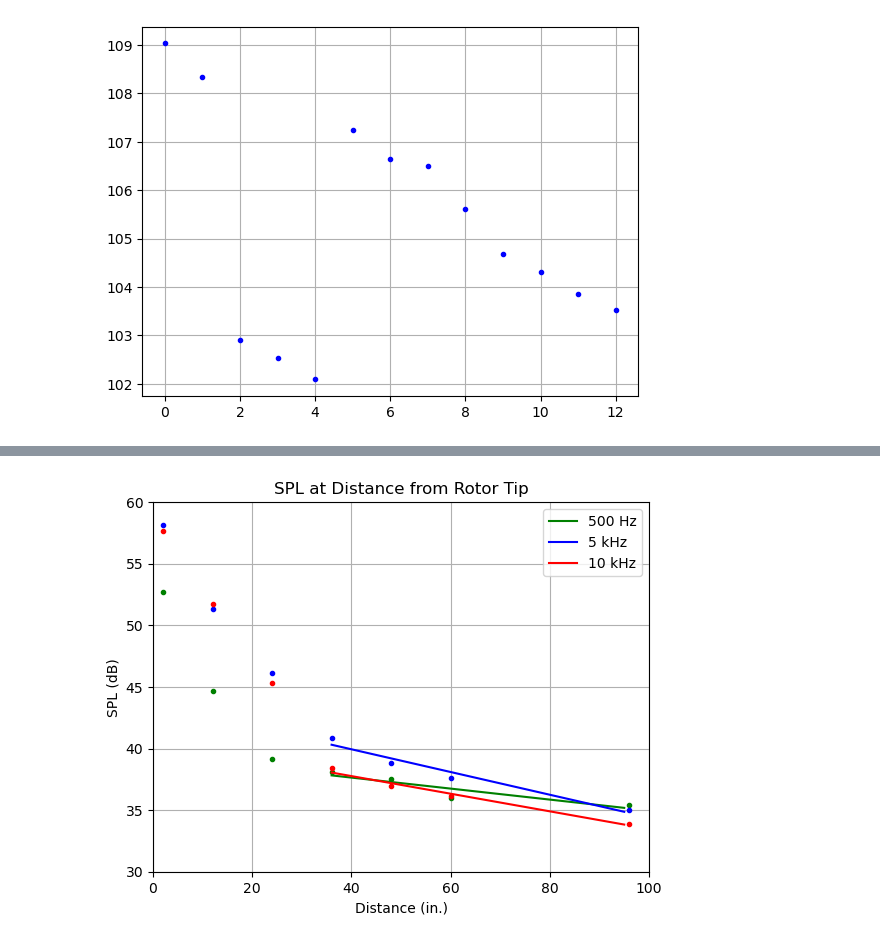
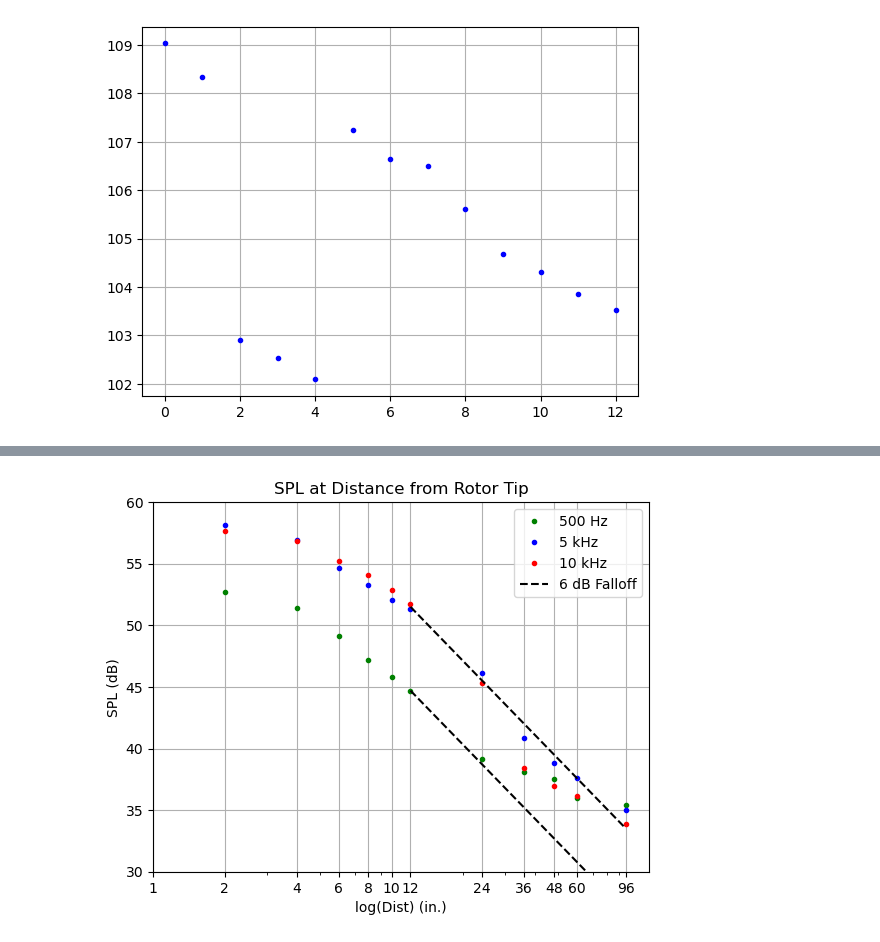
Before and after one commit to sladesladeslade/CuppolettiLab, a Jupyter notebook: Spr 23 UGR/UGRplots.ipynb, the cells around one changed output, grey strips where cells are left out. Drawn from its saved outputs; the diff is of its cells as text; code cells hidden in the pictures.

Commit message:
big plot progress

```diff
--- a/Spr 23 UGR/UGRplots.ipynb
+++ b/Spr 23 UGR/UGRplots.ipynb
@@ -11,6 +11,10 @@ data0 = "C:\\Users\\spbro\\OneDrive - University of Cincinnati\\Cuppoletti Lab"
             "\\mic6inplane\\"
 
 troydata2 = "C:\\Users\\spbro\\OneDrive - University of Cincinnati\\Troy Data\\OpenRotor\\02Inch\\70_Percent.tdms"
+troydata4 = "C:\\Users\\spbro\\OneDrive - University of Cincinnati\\Troy Data\\OpenRotor\\04Inch\\70_Percent.tdms"
+troydata6 = "C:\\Users\\spbro\\OneDrive - University of Cincinnati\\Troy Data\\OpenRotor\\06Inch\\70_Percent.tdms"
+troydata8 = "C:\\Users\\spbro\\OneDrive - University of Cincinnati\\Troy Data\\OpenRotor\\08Inch\\70_Percent.tdms"
+troydata10 = "C:\\Users\\spbro\\OneDrive - University of Cincinnati\\Troy Data\\OpenRotor\\10Inch\\70_Percent.tdms"
 troydata12 = "C:\\Users\\spbro\\OneDrive - University of Cincinnati\\Troy Data\\OpenRotor\\12Inch\\70_Percent.tdms"
 troydata24 = "C:\\Users\\spbro\\OneDrive - University of Cincinnati\\Troy Data\\OpenRotor\\24Inch\\70_Percent.tdms"
 troydata36 = "C:\\Users\\spbro\\OneDrive - University of Cincinnati\\Troy Data\\OpenRotor1\\36Inch\\70_Percent.tdms"
@@ -20,6 +24,10 @@ troydata96 = "C:\\Users\\spbro\\OneDrive - University of Cincinnati\\Troy Data\\
 
 mymicData = ff.micData(data0, 204800, 5)
 troy2 = ff.micData(troydata2, 204800, 15, True)
+troy4 = ff.micData(troydata4, 204800, 15, True)
+troy6 = ff.micData(troydata6, 204800, 15, True)
+troy8 = ff.micData(troydata8, 204800, 15, True)
+troy10 = ff.micData(troydata10, 204800, 15, True)
 troy12 = ff.micData(troydata12, 204800, 15, True)
 troy24 = ff.micData(troydata24, 204800, 15, True)
 troy36 = ff.micData(troydata36, 204800, 15, True)
@@ -51,6 +63,10 @@ spl10, freq10 = mymicData.narrowband(10, 50)
 spl11, freq11 = mymicData.narrowband(11, 50)
 spl12, freq12 = mymicData.narrowband(12, 50)
 troyspl2, troyfreq2 = troy2.narrowband(0, 50)
+troyspl4, troyfreq4 = troy4.narrowband(0, 50)
+troyspl6, troyfreq6 = troy6.narrowband(0, 50)
+troyspl8, troyfreq8 = troy8.narrowband(0, 50)
+troyspl10, troyfreq10 = troy10.narrowband(0, 50)
 troyspl12, troyfreq12 = troy12.narrowband(0, 50)
 troyspl24, troyfreq24 = troy24.narrowband(0, 50)
 troyspl36, troyfreq36 = troy36.narrowband(0, 50)
@@ -58,6 +74,10 @@ troyspl48, troyfreq48 = troy48.narrowband(0, 50)
 troyspl60, troyfreq60 = troy60.narrowband(0, 50)
 troyspl96, troyfreq96 = troy96.narrowband(0, 50)
 troyoaspl2 = troy2.oaspl(0)
+troyoaspl4 = troy2.oaspl(0)
+troyoaspl6 = troy2.oaspl(0)
+troyoaspl8 = troy2.oaspl(0)
+troyoaspl10 = troy2.oaspl(0)
 troyoaspl12 = troy12.oaspl(0)
 troyoaspl24 = troy24.oaspl(0)
 troyoaspl36 = troy36.oaspl(0)
@@ -131,39 +162,55 @@ plt.show()
 # %%
 plt.plot(2, troyspl2[6][10], "g.")
+plt.plot(4, troyspl4[6][10], "g.")
+plt.plot(6, troyspl6[6][10], "g.")
+plt.plot(8, troyspl8[6][10], "g.")
+plt.plot(10, troyspl10[6][10], "g.")
 plt.plot(12, troyspl12[6][10], "g.")
 plt.plot(24, troyspl24[6][10], "g.")
 plt.plot(36, troyspl36[6][10], "g.")
 plt.plot(48, troyspl48[6][10], "g.")
 plt.plot(60, troyspl60[6][10], "g.")
-plt.plot(96, troyspl96[6][10], "g.")
-a500, b500 = np.polyfit([36, 48, 60, 96], [troyspl36[6][10], troyspl48[6][10], troyspl60[6][10], troyspl96[6][10]], 1)
-xs = np.arange(36, 96, 1)
-plt.plot(xs, a500*xs+b500, "g", label="500 Hz")
+plt.plot(96, troyspl96[6][10], "g.", label="500 Hz")
 plt.plot(2, troyspl2[6][100], "b.")
+plt.plot(4, troyspl4[6][100], "b.")
+plt.plot(6, troyspl6[6][100], "b.")
+plt.plot(8, troyspl8[6][100], "b.")
+plt.plot(10, troyspl10[6][100], "b.")
 plt.plot(12, troyspl12[6][100], "b.")
 plt.plot(24, troyspl24[6][100], "b.")
 plt.plot(36, troyspl36[6][100], "b.")
 plt.plot(48, troyspl48[6][100], "b.")
 plt.plot(60, troyspl60[6][100], "b.")
-plt.plot(96, troyspl96[6][100], "b.")
-a5k, b5k = np.polyfit([36, 48, 60, 96], [troyspl36[6][100], troyspl48[6][100], troyspl60[6][100], troyspl96[6][100]], 1)
-plt.plot(xs, a5k*xs+b5k, "b", label="5 kHz")
+plt.plot(96, troyspl96[6][100], "b.", label="5 kHz")
 plt.plot(2, troyspl2[6][200], "r.")
+plt.plot(4, troyspl4[6][200], "r.")
+plt.plot(6, troyspl6[6][200], "r.")
+plt.plot(8, troyspl8[6][200], "r.")
+plt.plot(10, troyspl10[6][200], "r.")
 plt.plot(12, troyspl12[6][200], "r.")
 plt.plot(24, troyspl24[6][200], "r.")
 plt.plot(36, troyspl36[6][200], "r.")
 plt.plot(48, troyspl48[6][200], "r.")
 plt.plot(60, troyspl60[6][200], "r.")
-plt.plot(96, troyspl96[6][200], "r.")
-a10k, b10k = np.polyfit([36, 48, 60, 96], [troyspl36[6][200], troyspl48[6][200], troyspl60[6][200], troyspl96[6][200]], 1)
-plt.plot(xs, a10k*xs+b10k, "r", label="10 kHz")
+plt.plot(96, troyspl96[6][200], "r.", label="10 kHz")
 plt.grid()
-plt.legend()
-plt.xlabel("Distance (in.)")
+# plt.legend()
+plt.xlabel("log(Dist) (in.)")
 plt.ylabel("SPL (dB)")
 plt.title("SPL at Distance from Rotor Tip")
 plt.ylim([30, 60])
-plt.xlim([0, 100])
+# plt.xlim([0, 100])
+plt.xscale("log")
+xs10k = [12*2**i for i in range(4)]
+ys10k = [51.5-6*i for i in range(4)]
+plt.plot(xs10k, ys10k, "k--", label="6 dB Falloff")
+xs500 = [12*2**i for i in range(4)]
+ys500 = [44.7-6*i for i in range(4)]
+plt.plot(xs500, ys500, "k--")
+plt.legend()
+plt.xlim([1, 120])
+labels = ["1", "2", "4", "6", "8", "10", "12", "24", "36", "48", "60", "96"]
+plt.xticks([1, 2, 4, 6, 8, 10, 12, 24, 36, 48, 60, 96], labels)
 plt.show()
 # %% [output]
-[figure, old version]
+[figure, new version]
```
Also changed, not shown: parts of 2 cells of this notebook.
